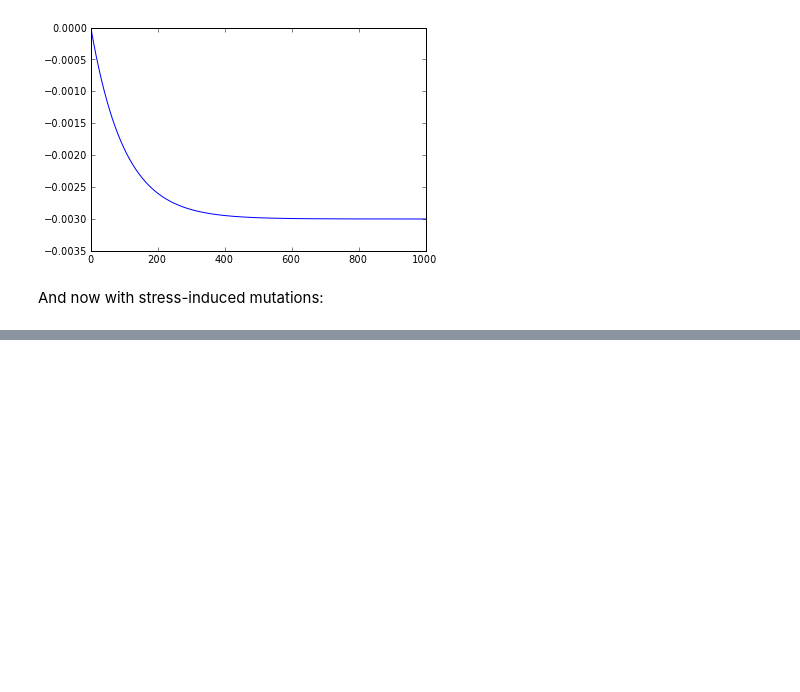
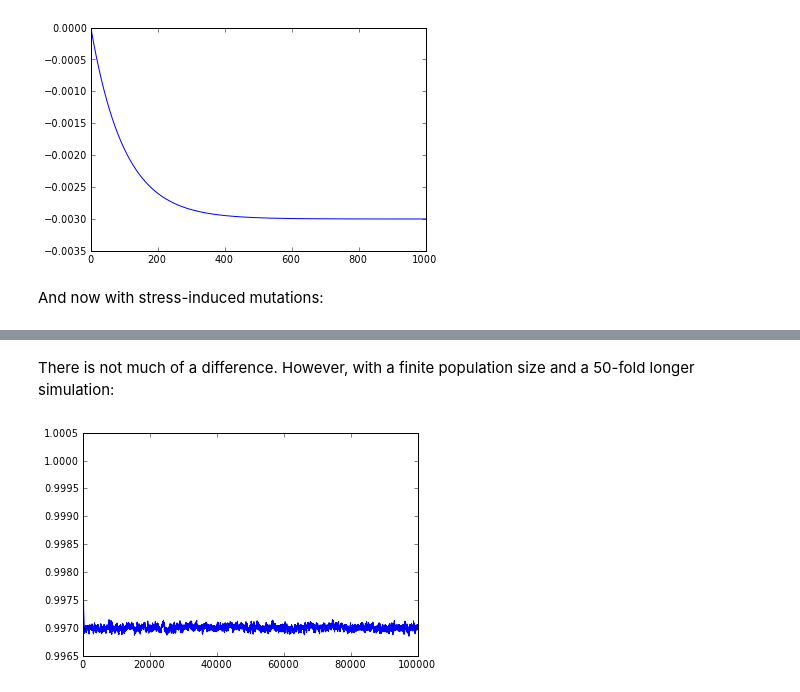
Before and after one commit to yoavram/ruggedsim, a Jupyter notebook: stochastic/ruggedsim new model.ipynb, the cells around one changed output, grey strips where cells are left out. Saved outputs shown, nothing was run; the diff lists cells and outputs as text; code cells hidden in the pictures; blank space fills up the shorter version.

```diff
--- a/stochastic/ruggedsim new model.ipynb
+++ b/stochastic/ruggedsim new model.ipynb
@@ -370,0 +373,16 @@ As for the value at the MSB - we predict that it is slightly higher but will nee
+# %% [markdown]
+There is not much of a difference.
+However, with a finite population size and a 50-fold longer simulation:
+# %%
+p = mutation_free_population(3, cutoff)
+w = rugged_fitness(s, H, 3, cutoff)
+
+pi,tau = 0,1
+mutation_rates = mutation_rates_matrix(U,pi,tau,w)
+Mm = big_mutation_matrix(mutation_rates, 3, small_background_mutation_matrix)
+Mu = big_mutation_matrix((mutation_rates * beta).transpose(), cutoff, small_strain_mutation_matrix)
+
+p,W = loop(p,w,Mm,Mu,100000,pop_size)
+plot(W);
+# %% [output]
+[figure, added]
```
Also changed, not shown: parts of 28 cells of this notebook.
